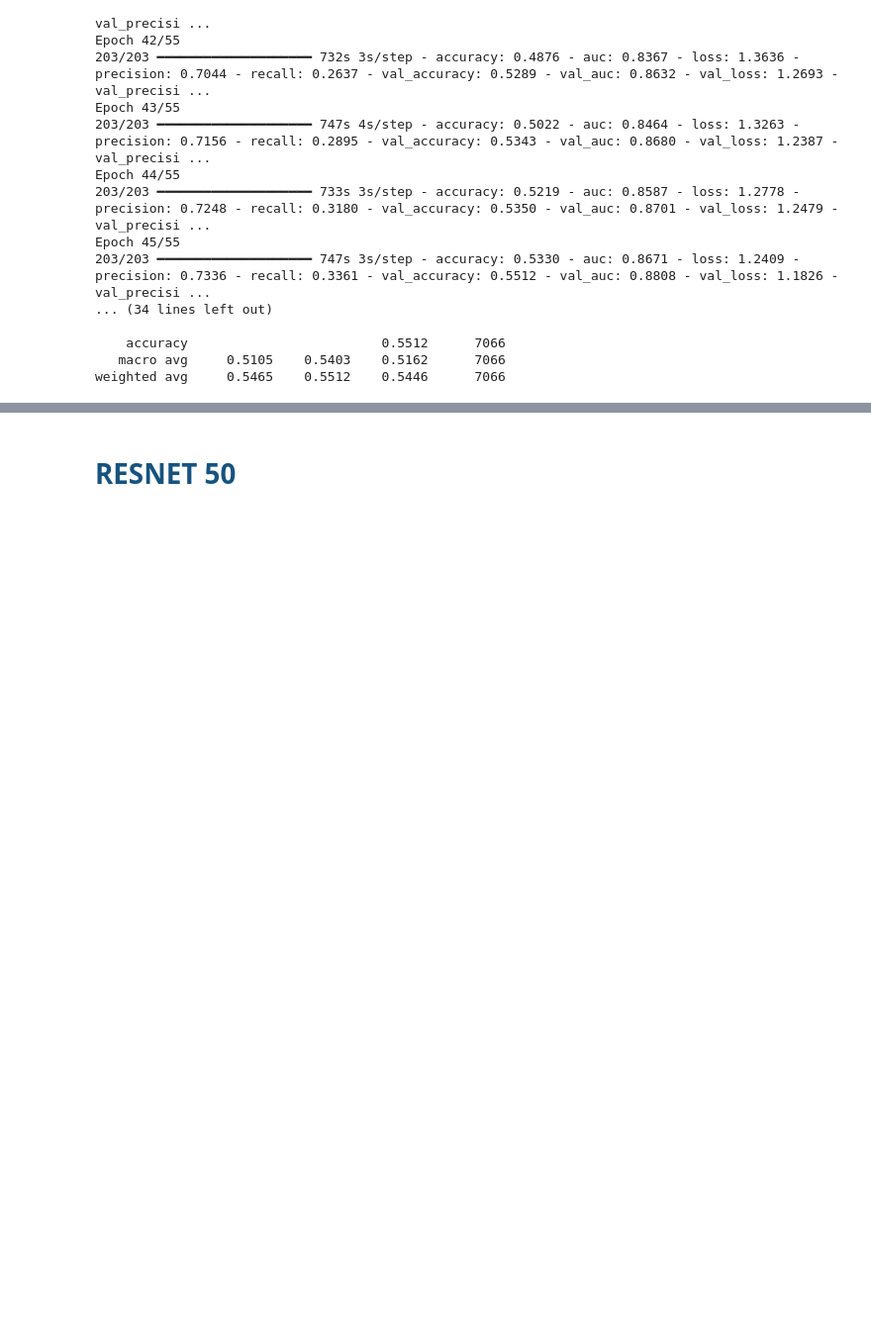
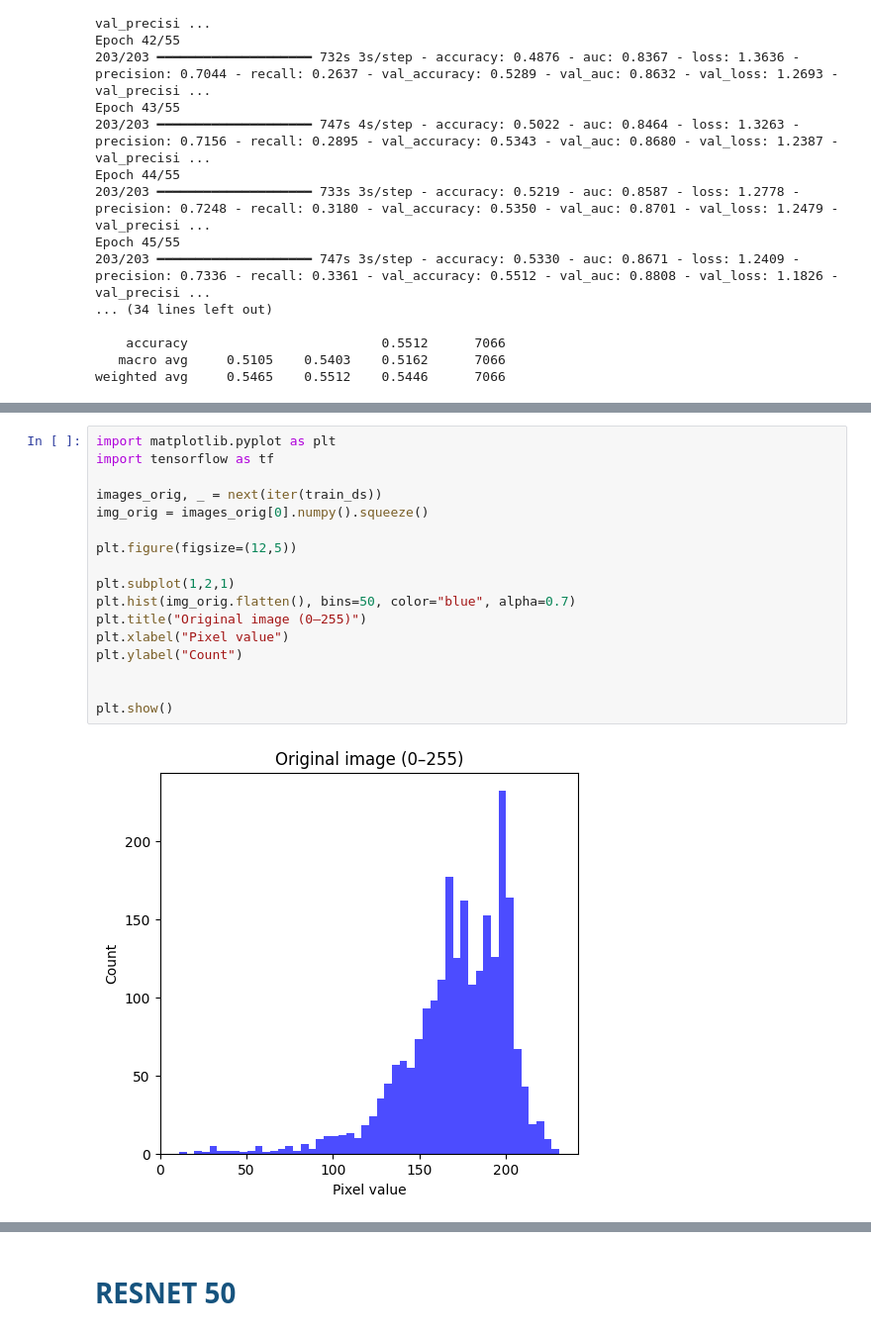
Before and after one commit to anjaducic/EMOTION-RECOGNITION, a Jupyter notebook: emotion_recognition.ipynb, the cells around one changed output, grey strips where cells are left out. Shown at 99% size. Cells and saved outputs as stored; diff of their text form; blank space fills up the shorter version.

```diff
--- a/emotion_recognition.ipynb
+++ b/emotion_recognition.ipynb
@@ -1010,0 +1099,19 @@ weighted avg     0.5465    0.5512    0.5446      7066
+# %%
+import matplotlib.pyplot as plt
+import tensorflow as tf
+
+images_orig, _ = next(iter(train_ds))
+img_orig = images_orig[0].numpy().squeeze()
+
+plt.figure(figsize=(12,5))
+
+plt.subplot(1,2,1)
+plt.hist(img_orig.flatten(), bins=50, color="blue", alpha=0.7)
+plt.title("Original image (0–255)")
+plt.xlabel("Pixel value")
+plt.ylabel("Count")
+
+
+plt.show()
+# %% [output]
+[figure, added]
```
Also changed, not shown: parts of 17 cells of this notebook.
